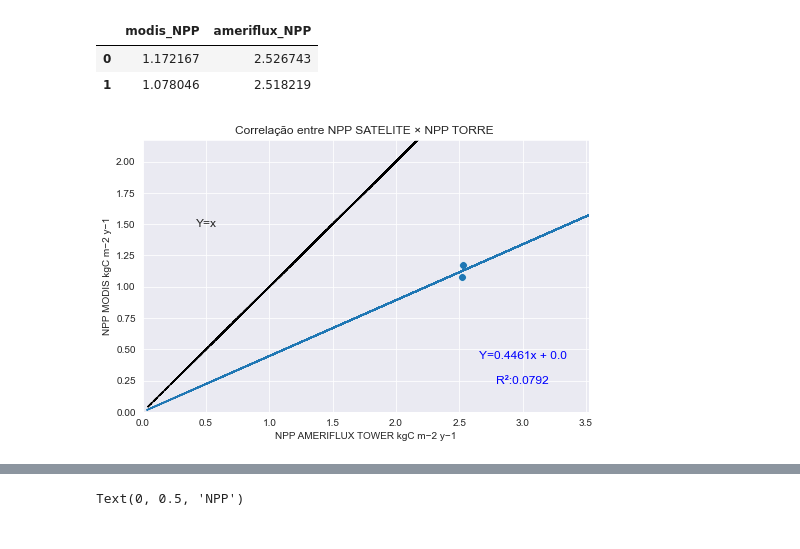
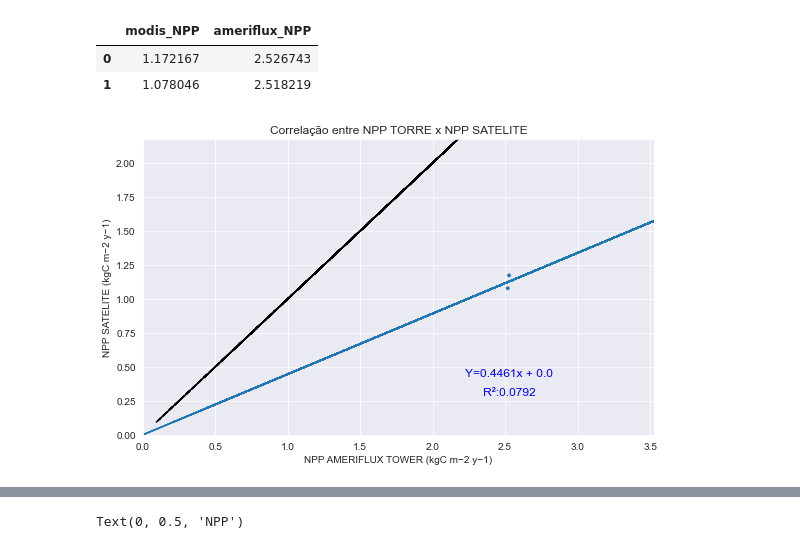
Before and after one commit to JeanArthurCostaDias/ameriflux-modis, a Jupyter notebook: Ameriflux+modis/Amazonia_peruana/modis+ameriflux/Comparacao_A_P.ipynb, the cells around one changed output, grey strips where cells are left out. Cells and saved outputs as stored; diff of their text form; code cells hidden in the pictures.

```diff
--- a/Ameriflux+modis/Amazonia_peruana/modis+ameriflux/Comparacao_A_P.ipynb
+++ b/Ameriflux+modis/Amazonia_peruana/modis+ameriflux/Comparacao_A_P.ipynb
@@ -76,44 +133,12 @@ npp_dataframe
 # %%
-sns.set_style('darkgrid')
-f, ax = plt.subplots(1,figsize=(8, 5))
+eixo_x = 'ameriflux_NPP'
+eixo_y = 'modis_NPP'
+data = npp_dataframe
+xlabel = "NPP AMERIFLUX TOWER (kgC m−2 y−1)"
+ylabel = "NPP SATELITE (kgC m−2 y−1)"
+title = "Correlação entre NPP TORRE x NPP SATELITE"
 
-sns.scatterplot(x='ameriflux_NPP', y='modis_NPP', data=npp_dataframe, s=60) # Valores de npp no grafico
-
-
-rng = np.random.default_rng(1234) #seed para valores aleatórios
-
-
-lr_fi_false = LinearRegression(fit_intercept=False) #Fazer o valor de b em y=ax+b ser igual a 0
-
-
-fitted_reg = lr_fi_false.fit(npp_dataframe[['ameriflux_NPP']],npp_dataframe[['modis_NPP']])
-
-
-x = rng.uniform(0, 10, size=100) # gerando 100 valores aleatórios
-y = x * fitted_reg.coef_ # y=ax
-
-
-r2_score = fitted_reg.score(npp_dataframe[['ameriflux_NPP']],npp_dataframe[['modis_NPP']]) # R² Score
-
-#Textos das retas
-plt.text(3, 0.45, f'Y={round(fitted_reg.coef_[0][0],4)}x + {fitted_reg.intercept_}',fontsize=12, ha='center', va='center',color='blue') #Texto da reta Azul
-plt.text(3, 0.25, f'R²:{round(r2_score,4)}', fontsize=12, ha='center', va='center',color='blue')
-
-
-plt.text(0.5, 1.5, f'Y=x',fontsize=12, ha='center', va='center') # Texto da reta Preta
-
-ax.plot(x,y[0]) #reta de regressão
-ax.plot(x,x, 'k--') # reta y=x
-
-ax.set_ylim((0, npp_dataframe['modis_NPP'].max() + 1)) # tamanho limite do plot no eixo y
-ax.set_xlim((0, npp_dataframe['ameriflux_NPP'].max() + 1)) # tamanho limite do plot no eixo y
-
-plt.title("Correlação entre NPP SATELITE × NPP TORRE ")
-
-plt.xlabel("NPP AMERIFLUX TOWER kgC m−2 y−1")
-plt.ylabel("NPP MODIS kgC m−2 y−1")
-
-plt.show()
+reg_graph(eixo_x,eixo_y,data=data,xlabel=xlabel,ylabel=ylabel,title=title,legend_visibility=False,fit_intercept=False,ativar_grafico_yx=True,reg_from_start=True, offset_txt_x=0,offset_txt_y=0.45)
 # %% [output]
-[figure, old version]
+[figure, new version]
 # %%
```
Also changed, not shown: parts of 12 cells of this notebook.
